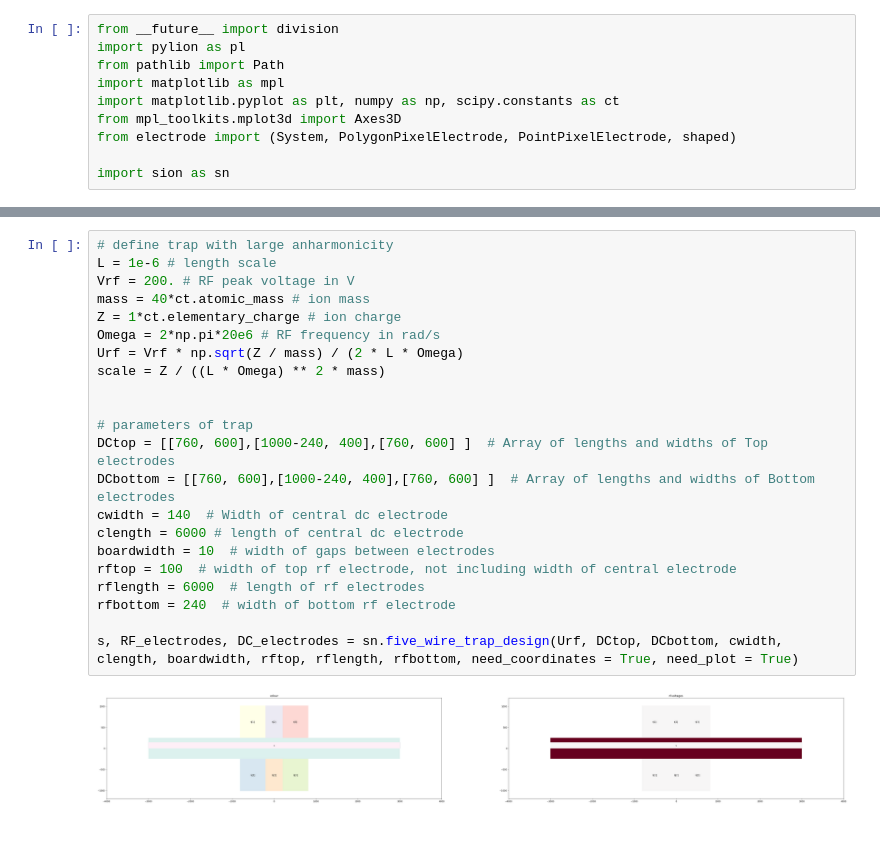
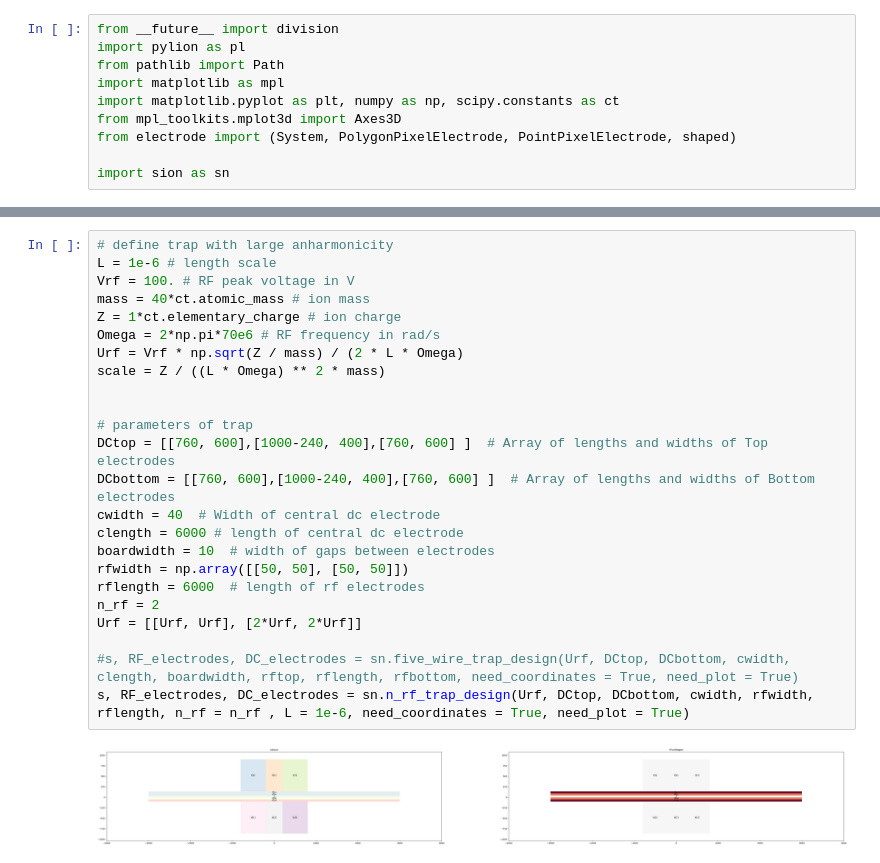
Before and after one commit to underforestaaa/Sion, a Jupyter notebook: examples/anharmonic_modes.ipynb, the cells around one changed output, grey strips where cells are left out. Saved outputs shown, nothing was run; the diff lists cells and outputs as text; blank space fills up the shorter version.

```diff
--- a/examples/anharmonic_modes.ipynb
+++ b/examples/anharmonic_modes.ipynb
@@ -22,24 +26,26 @@ import sion as sn
 # %%
 # define trap with large anharmonicity
 L = 1e-6 # length scale
-Vrf = 200. # RF peak voltage in V
+Vrf = 100. # RF peak voltage in V
 mass = 40*ct.atomic_mass # ion mass
 Z = 1*ct.elementary_charge # ion charge
-Omega = 2*np.pi*20e6 # RF frequency in rad/s
+Omega = 2*np.pi*70e6 # RF frequency in rad/s
 Urf = Vrf * np.sqrt(Z / mass) / (2 * L * Omega)
 scale = Z / ((L * Omega) ** 2 * mass)
 
 
 # parameters of trap
 DCtop = [[760, 600],[1000-240, 400],[760, 600] ]  # Array of lengths and widths of Top electrodes
 DCbottom = [[760, 600],[1000-240, 400],[760, 600] ]  # Array of lengths and widths of Bottom electrodes
-cwidth = 140  # Width of central dc electrode
+cwidth = 40  # Width of central dc electrode
 clength = 6000 # length of central dc electrode
 boardwidth = 10  # width of gaps between electrodes
-rftop = 100  # width of top rf electrode, not including width of central electrode
+rfwidth = np.array([[50, 50], [50, 50]])
 rflength = 6000  # length of rf electrodes
-rfbottom = 240  # width of bottom rf electrode
+n_rf = 2
+Urf = [[Urf, Urf], [2*Urf, 2*Urf]]
 
-s, RF_electrodes, DC_electrodes = sn.five_wire_trap_design(Urf, DCtop, DCbottom, cwidth, clength, boardwidth, rftop, rflength, rfbottom, need_coordinates = True, need_plot = True)
+#s, RF_electrodes, DC_electrodes = sn.five_wire_trap_design(Urf, DCtop, DCbottom, cwidth, clength, boardwidth, rftop, rflength, rfbottom, need_coordinates = True, need_plot = True)
+s, RF_electrodes, DC_electrodes = sn.n_rf_trap_design(Urf, DCtop, DCbottom, cwidth, rfwidth, rflength, n_rf = n_rf , L = 1e-6, need_coordinates = True, need_plot = True)
 # %% [output]
-[figure, old version]
+[figure, new version]
```
Also changed, not shown: parts of 17 cells of this notebook, 1 other file.
